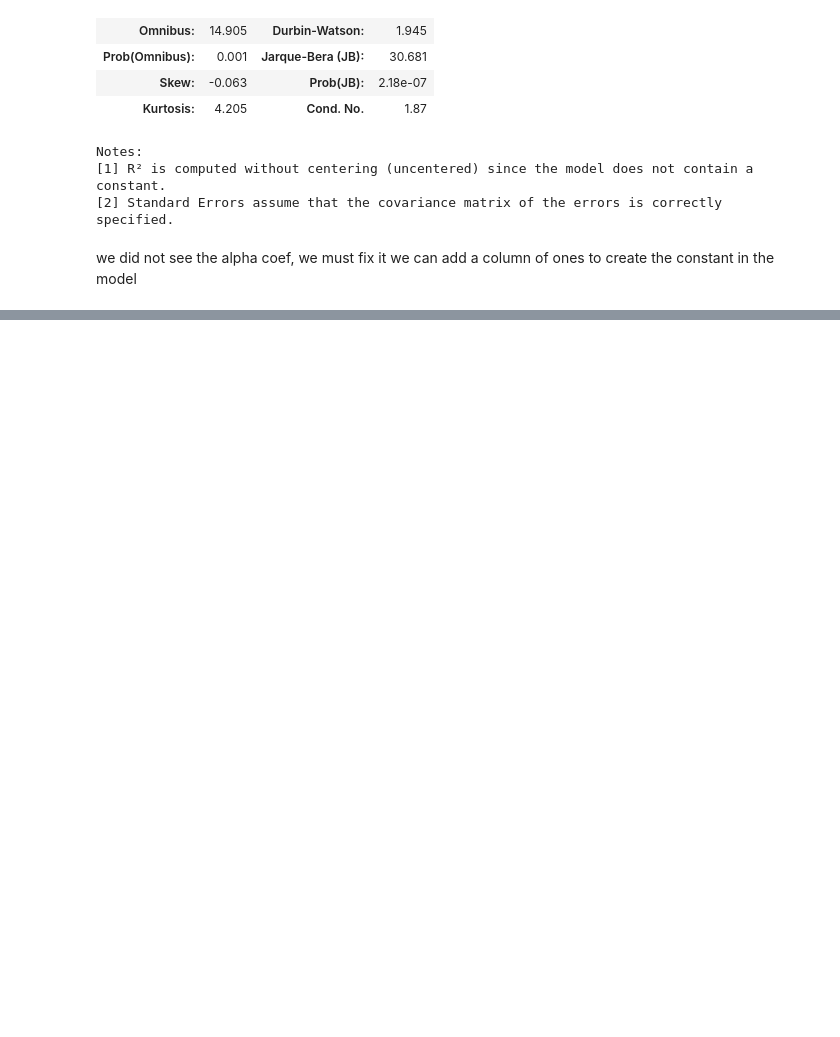
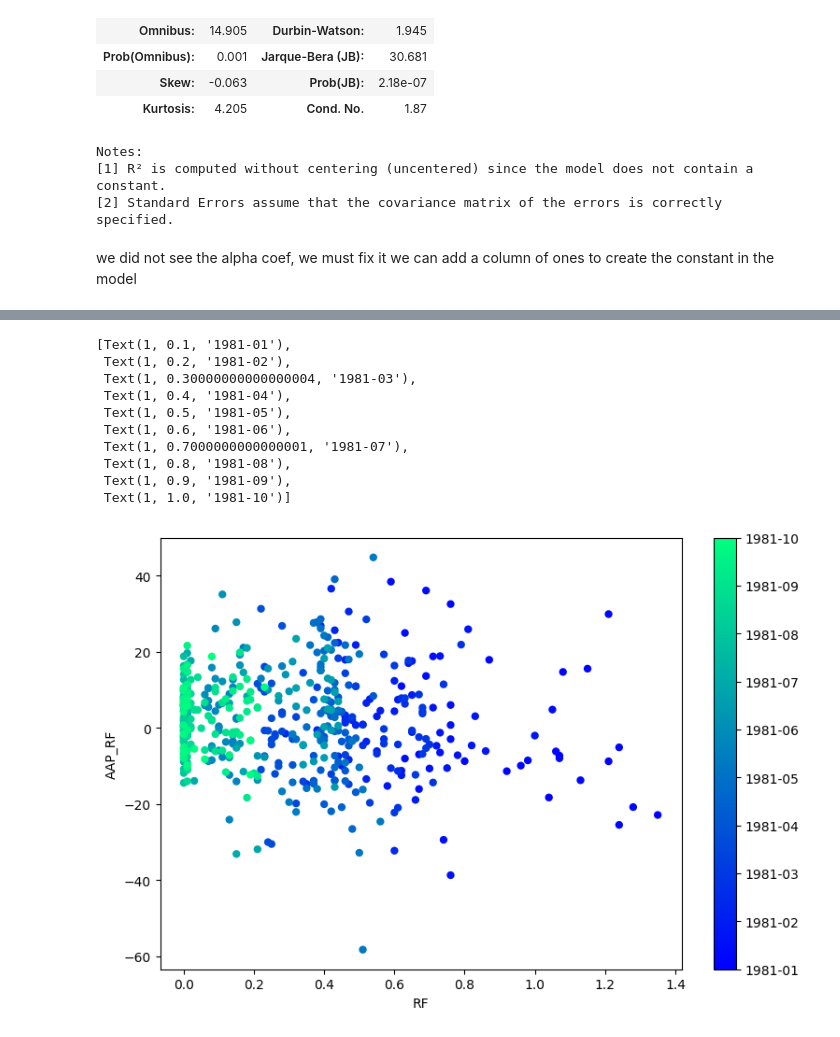
Before and after one commit to leoneleo/risk_factor_model, a Jupyter notebook: risk_model.ipynb, the cells around one changed output, grey strips where cells are left out. Saved outputs shown, nothing was run; the diff lists cells and outputs as text; code cells hidden in the pictures; blank space fills up the shorter version.

Commit message:
adding the graph analysing the dataset

```diff
--- a/risk_model.ipynb
+++ b/risk_model.ipynb
@@ -270,0 +286,20 @@ Notes:
+# %%
+fig = plt.figure(figsize=(9, 6))
+ax = fig.add_subplot(111, xlabel="RF", ylabel="AAP_RF")
+colors = np.linspace(0.1, 1, len(apple_ff_df_one))
+mymap = plt.get_cmap("winter")
+sc = ax.scatter(apple_ff_df_one.RF, apple_ff_df_one.AAP_RF, c=colors, cmap=mymap, lw=0)
+cb = plt.colorbar(sc)
+cb.ax.set_yticklabels(apple_ff_df_one.index)
+# %% [output]
+[Text(1, 0.1, '1981-01'),
+ Text(1, 0.2, '1981-02'),
+ Text(1, 0.30000000000000004, '1981-03'),
+ Text(1, 0.4, '1981-04'),
+ Text(1, 0.5, '1981-05'),
+ Text(1, 0.6, '1981-06'),
+ Text(1, 0.7000000000000001, '1981-07'),
+ Text(1, 0.8, '1981-08'),
+ Text(1, 0.9, '1981-09'),
+ Text(1, 1.0, '1981-10')]
+[figure, added]
```
Also changed, not shown: parts of 10 cells of this notebook, 8 other files.
